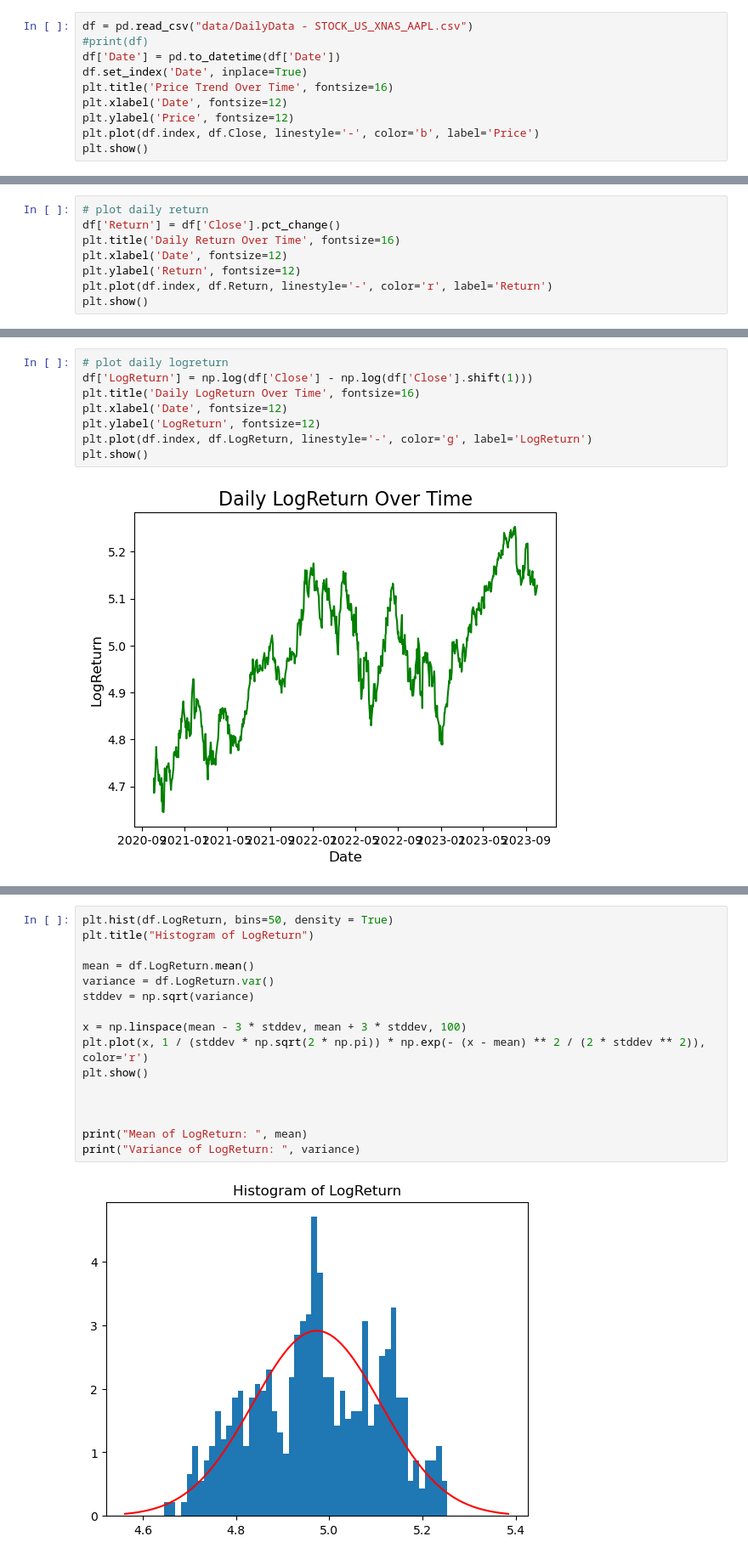
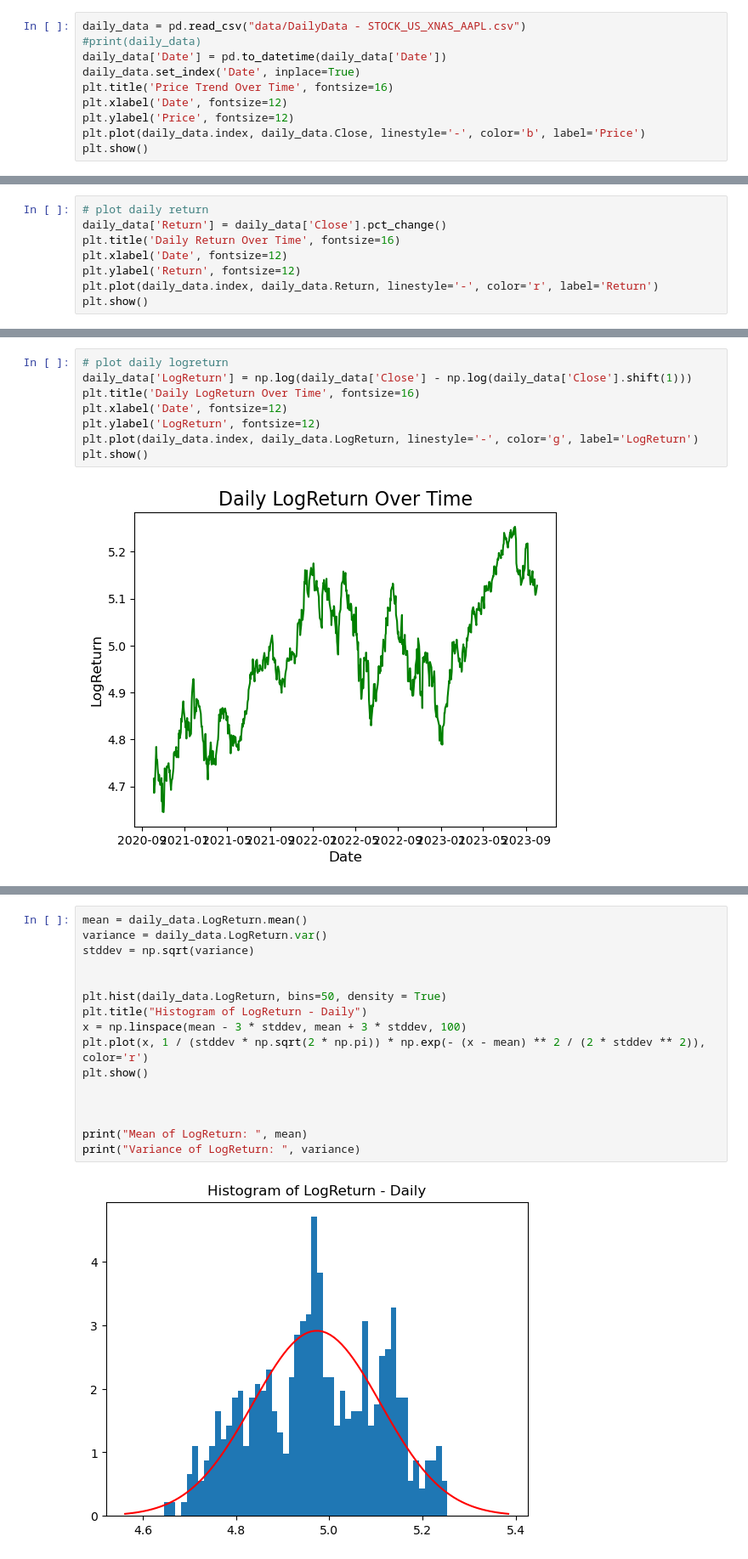
Before and after one commit to andreist3fan/ovmHW1, a Jupyter notebook: homework1.ipynb, the cells around one changed output, grey strips where cells are left out. Shown at 85% size. Cells and saved outputs as stored; diff of their text form.

```diff
--- a/homework1.ipynb
+++ b/homework1.ipynb
@@ -44,32 +49,32 @@ for n in arr:
 # %%
-df = pd.read_csv("data/DailyData - STOCK_US_XNAS_AAPL.csv")
-#print(df)
-df['Date'] = pd.to_datetime(df['Date'])
-df.set_index('Date', inplace=True)
+daily_data = pd.read_csv("data/DailyData - STOCK_US_XNAS_AAPL.csv")
+#print(daily_data)
+daily_data['Date'] = pd.to_datetime(daily_data['Date'])
+daily_data.set_index('Date', inplace=True)
 plt.title('Price Trend Over Time', fontsize=16)
 plt.xlabel('Date', fontsize=12)
 plt.ylabel('Price', fontsize=12)
-plt.plot(df.index, df.Close, linestyle='-', color='b', label='Price')
+plt.plot(daily_data.index, daily_data.Close, linestyle='-', color='b', label='Price')
 plt.show()
 # %% [output]
 [figure]
 # %%
 # plot daily return
-df['Return'] = df['Close'].pct_change()
+daily_data['Return'] = daily_data['Close'].pct_change()
 plt.title('Daily Return Over Time', fontsize=16)
 plt.xlabel('Date', fontsize=12)
 plt.ylabel('Return', fontsize=12)
-plt.plot(df.index, df.Return, linestyle='-', color='r', label='Return')
+plt.plot(daily_data.index, daily_data.Return, linestyle='-', color='r', label='Return')
 plt.show()
 # %% [output]
 [figure]
 # %%
 # plot daily logreturn
-df['LogReturn'] = np.log(df['Close'] - np.log(df['Close'].shift(1)))
+daily_data['LogReturn'] = np.log(daily_data['Close'] - np.log(daily_data['Close'].shift(1)))
 plt.title('Daily LogReturn Over Time', fontsize=16)
 plt.xlabel('Date', fontsize=12)
 plt.ylabel('LogReturn', fontsize=12)
-plt.plot(df.index, df.LogReturn, linestyle='-', color='g', label='LogReturn')
+plt.plot(daily_data.index, daily_data.LogReturn, linestyle='-', color='g', label='LogReturn')
 plt.show()
 # %% [output]
 [figure]
@@ -76,20 +85,20 @@ plt.show()
 # %%
-plt.hist(df.LogReturn, bins=50, density = True)
-plt.title("Histogram of LogReturn")
-
-mean = df.LogReturn.mean()
-variance = df.LogReturn.var()
+mean = daily_data.LogReturn.mean()
+variance = daily_data.LogReturn.var()
 stddev = np.sqrt(variance)
 
+
+plt.hist(daily_data.LogReturn, bins=50, density = True)
+plt.title("Histogram of LogReturn - Daily")
 x = np.linspace(mean - 3 * stddev, mean + 3 * stddev, 100)
 plt.plot(x, 1 / (stddev * np.sqrt(2 * np.pi)) * np.exp(- (x - mean) ** 2 / (2 * stddev ** 2)), color='r')
 plt.show()
 
 
 
 print("Mean of LogReturn: ", mean)
 print("Variance of LogReturn: ", variance)
 # %% [output]
-[figure, old version]
+[figure, new version]
 Mean of LogReturn:  4.972848746750936
 Variance of LogReturn:  0.018785953436489842
```
Also changed, not shown: parts of 10 cells of this notebook, 2 other files.
